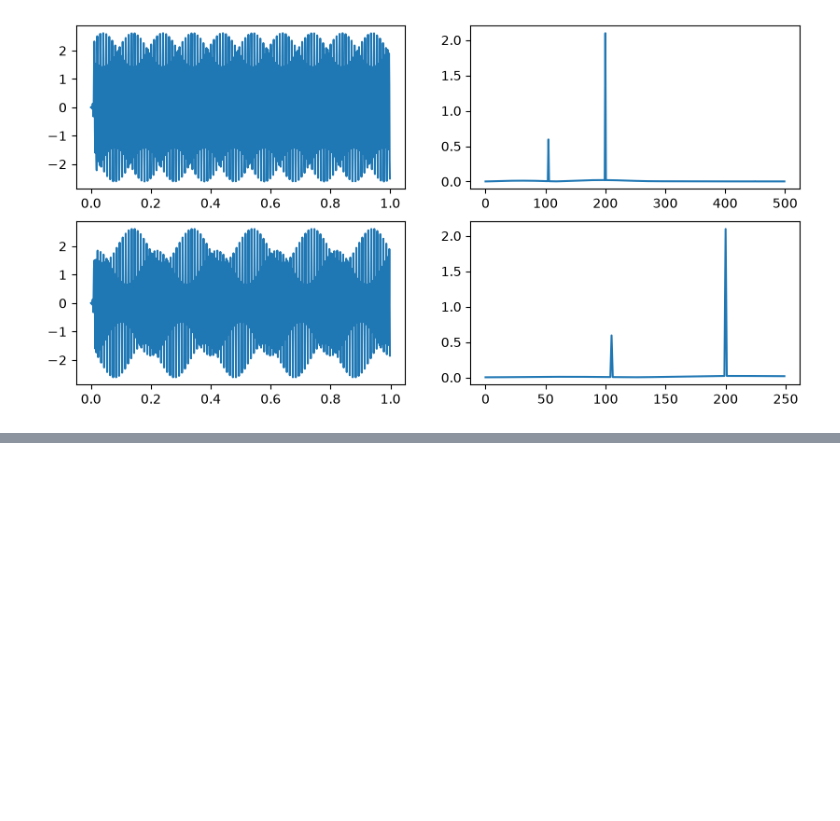
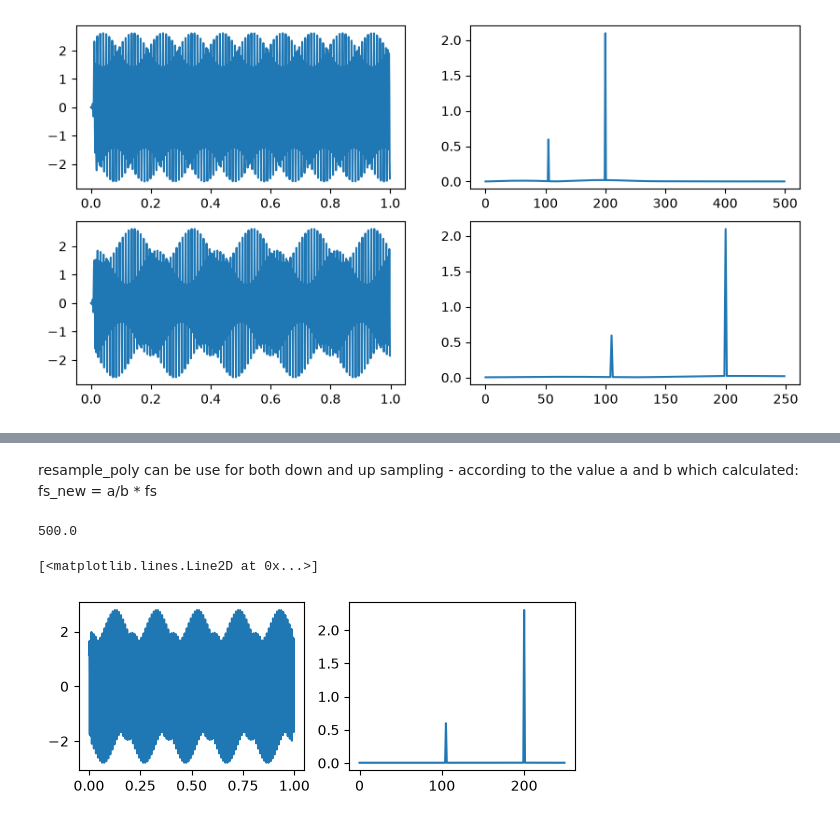
Before and after one commit to sotheasokea/Digital-Signal-Processing-Lecture, a Jupyter notebook: Other Exercises/down_and_up_sampling.ipynb, the cells around one changed output, grey strips where cells are left out. Cells and saved outputs as stored; diff of their text form; code cells hidden in the pictures; blank space fills up the shorter version.

```diff
--- a/Other Exercises/down_and_up_sampling.ipynb
+++ b/Other Exercises/down_and_up_sampling.ipynb
@@ -60,0 +75,17 @@ plt.subplot(2, 2, 4); plt.plot(freq, mag)
+# %% [markdown]
+resample_poly can be use for both down and up sampling - according to the value a and b which calculated: fs_new = a/b * fs
+# %%
+a = 1 #up
+b = 2 #down
+f_new = a/b * fs
+print(f_new)
+
+x_new = signal.resample_poly(x, a, b)
+t_new = np.arange(len(x_new)) / f_new
+plt.subplot(2, 2, 3); plt.plot(t_new, x_new)
+freq, mag = spectrum(x_new, f_new)
+plt.subplot(2, 2, 4); plt.plot(freq, mag)
+# %% [output]
+500.0
+[<matplotlib.lines.Line2D at 0x...>]
+[figure, added]
```
Also changed, not shown: parts of 5 cells of this notebook.
